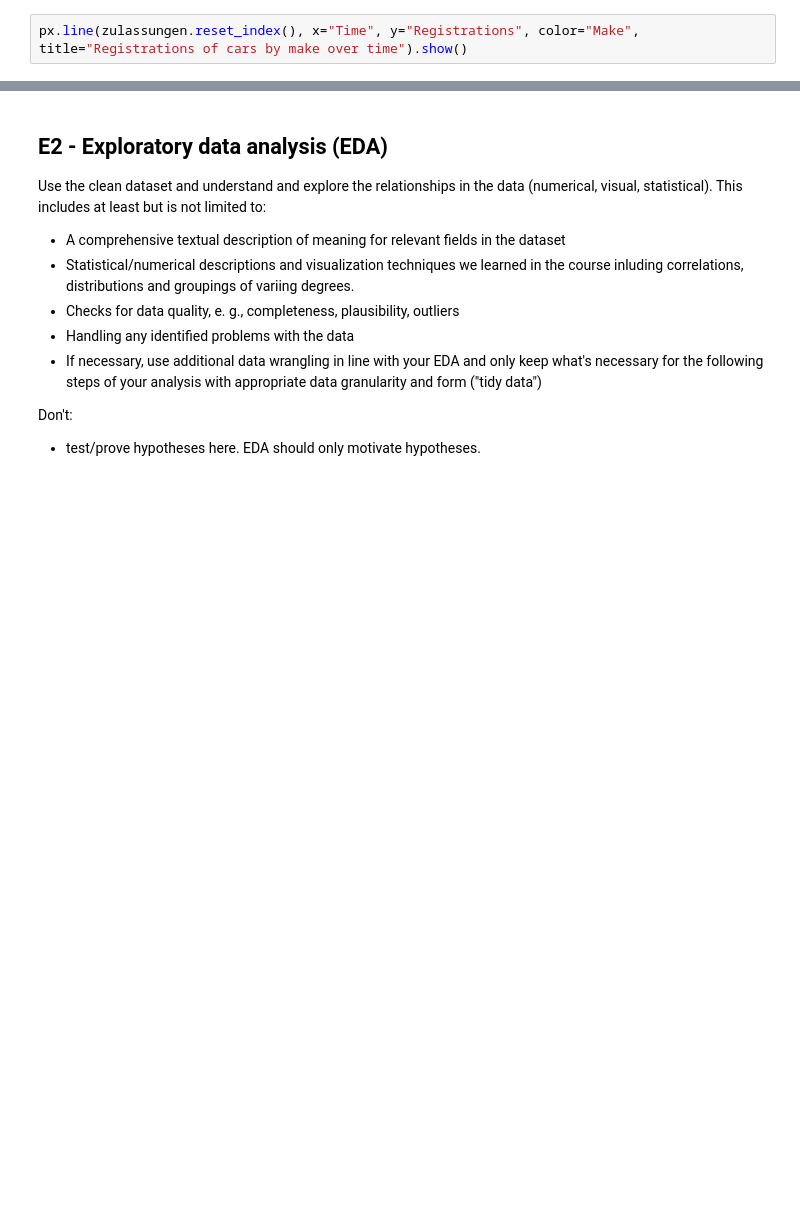
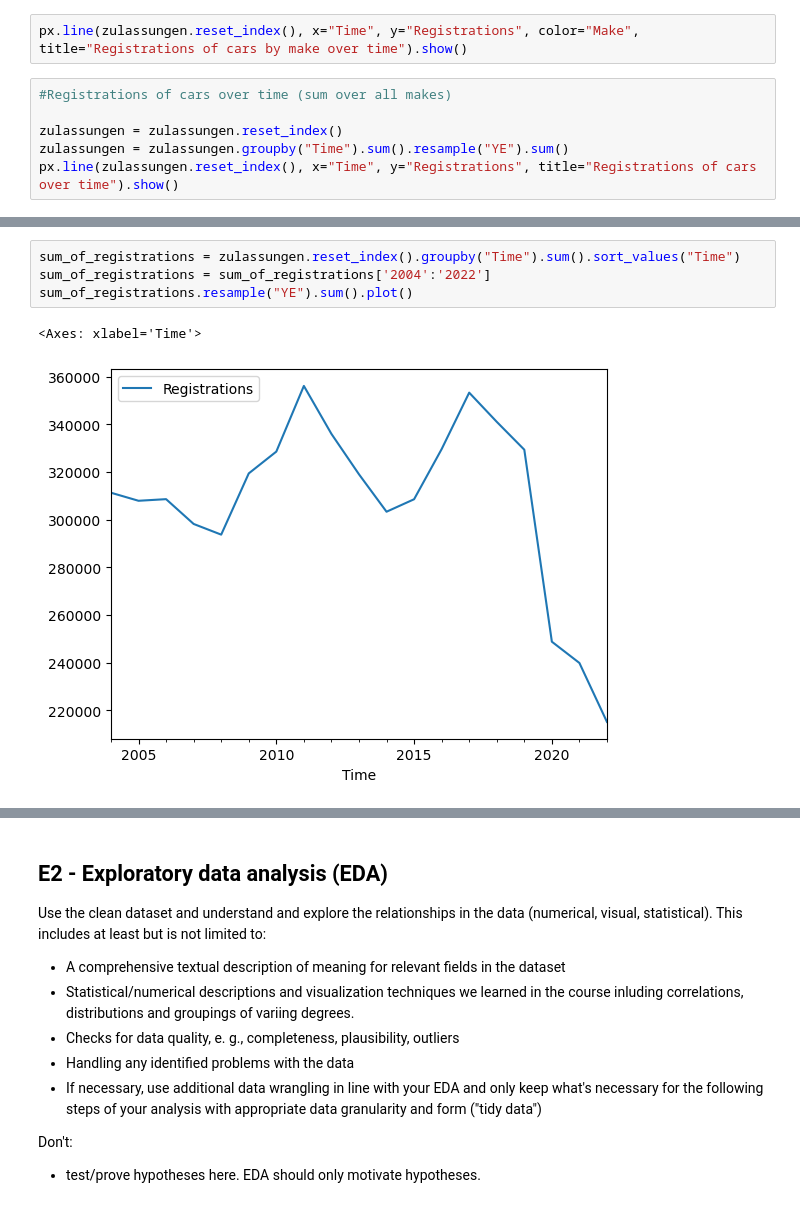
Before and after one commit to dannytheairish/fhtw-data-engineering, a Jupyter notebook: Pkw-Samuel_Oberhofer.ipynb, the cells around one changed output, grey strips where cells are left out. Cells and saved outputs as stored; diff of their text form; blank space fills up the shorter version.

```diff
--- a/Pkw-Samuel_Oberhofer.ipynb
+++ b/Pkw-Samuel_Oberhofer.ipynb
@@ -98,3 +99,9 @@ zulassungen
 21380 rows × 2 columns
 # %%
 px.line(zulassungen.reset_index(), x="Time", y="Registrations", color="Make", title="Registrations of cars by make over time").show()
+# %%
+#Registrations of cars over time (sum over all makes)
+
+zulassungen = zulassungen.reset_index()
+zulassungen = zulassungen.groupby("Time").sum().resample("YE").sum()
+px.line(zulassungen.reset_index(), x="Time", y="Registrations", title="Registrations of cars over time").show()
@@ -101,3 +114,10 @@ px.line(zulassungen.reset_index(), x="Time", y="Registrations", color="Make", ti
+# %%
+sum_of_registrations = zulassungen.reset_index().groupby("Time").sum().sort_values("Time")
+sum_of_registrations = sum_of_registrations['2004':'2022']
+sum_of_registrations.resample("YE").sum().plot()
+# %% [output]
+<Axes: xlabel='Time'>
+[figure, added]
 # %%
 # E1:
 
```
Also changed, not shown: parts of 10 cells of this notebook.
